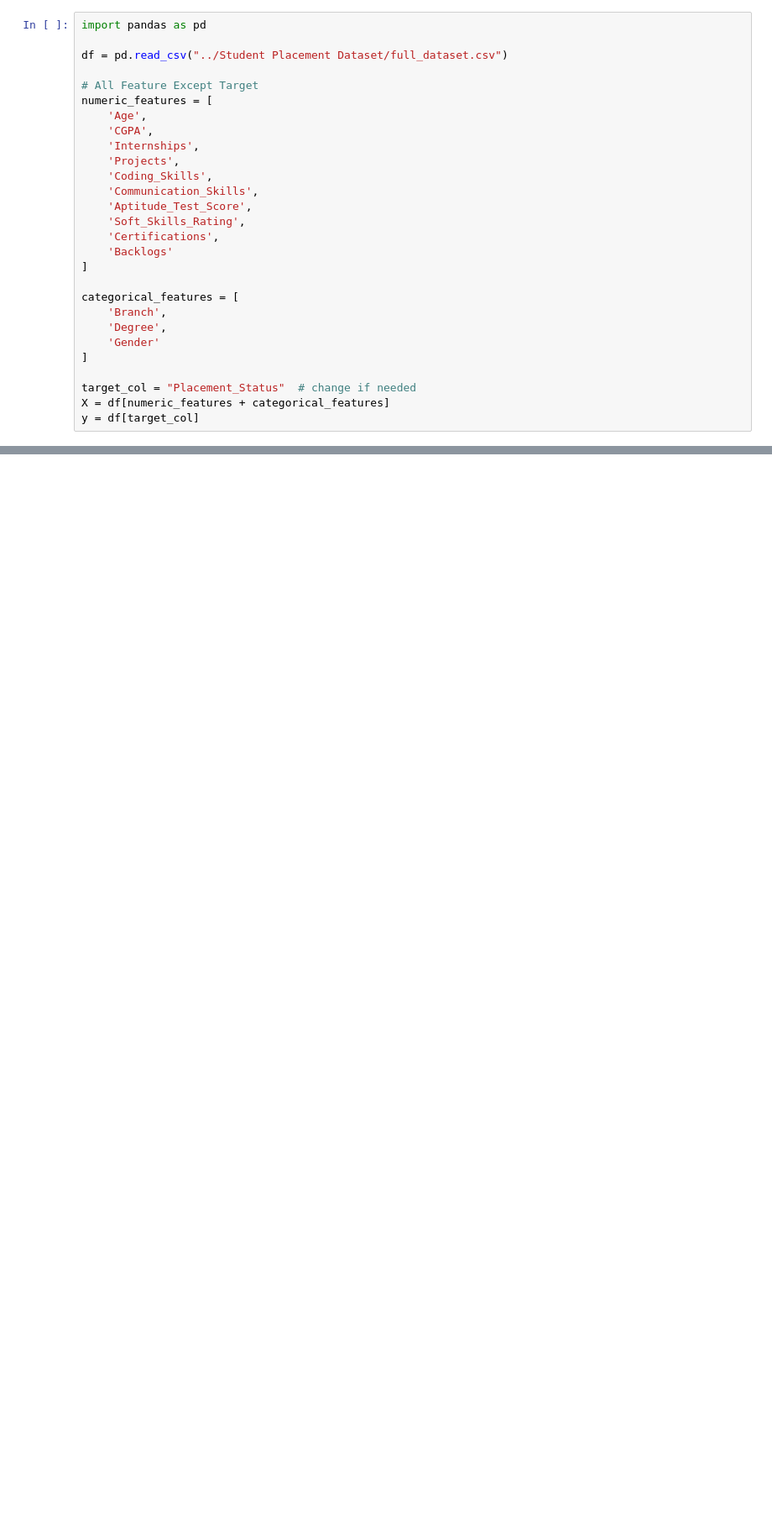
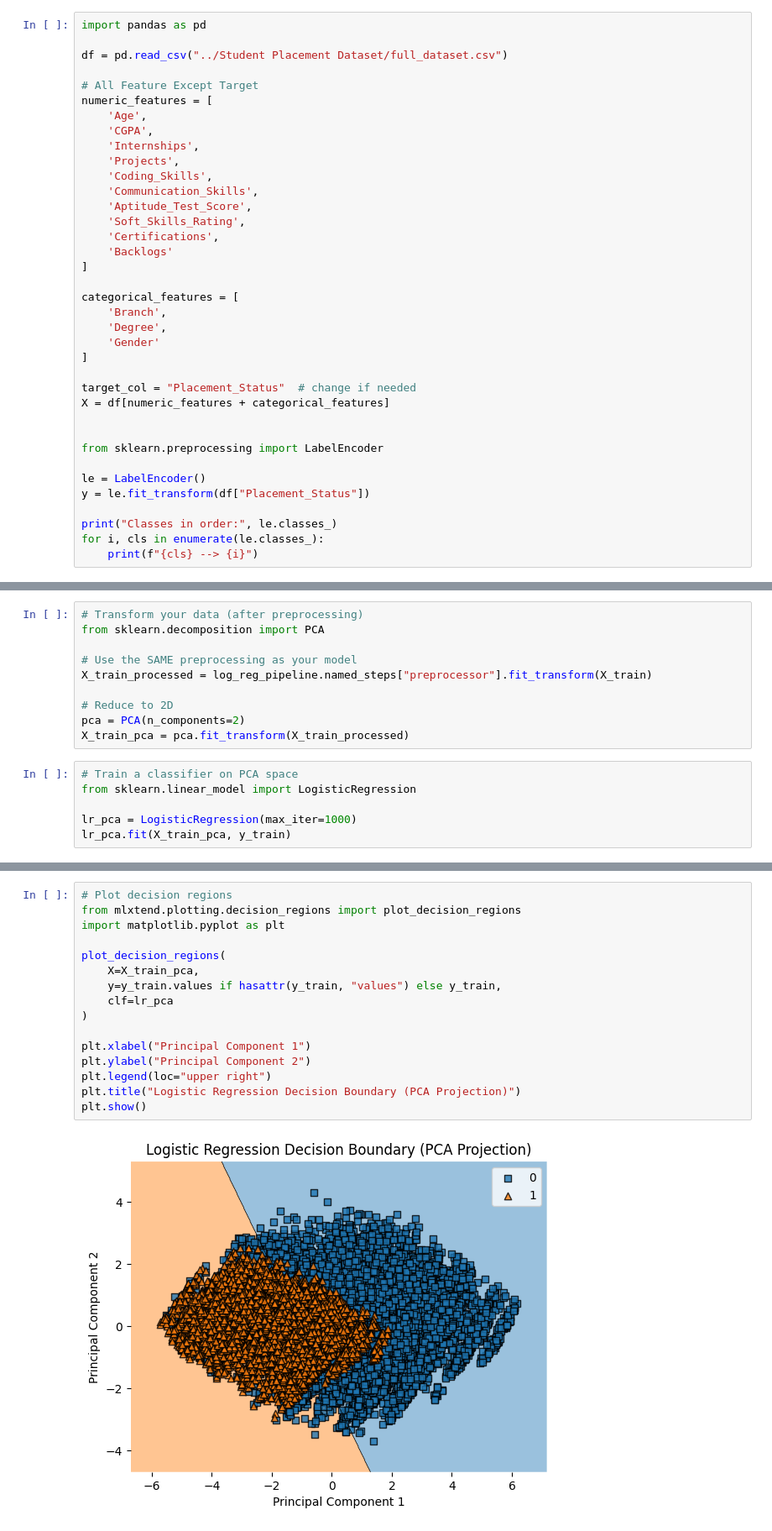
Before and after one commit to muskaanmahes/DS-7331-Term-Project, a Jupyter notebook: Mini_Lab_Logistic_Regression_SVMs/MiniLab_Nino.ipynb, the cells around one changed output, grey strips where cells are left out. Shown at 84% size. Cells and saved outputs as stored; diff of their text form; blank space fills up the shorter version.

```diff
--- a/Mini_Lab_Logistic_Regression_SVMs/MiniLab_Nino.ipynb
+++ b/Mini_Lab_Logistic_Regression_SVMs/MiniLab_Nino.ipynb
@@ -25,4 +25,13 @@ categorical_features = [
 
 target_col = "Placement_Status"  # change if needed
 X = df[numeric_features + categorical_features]
-y = df[target_col]
+
+
+from sklearn.preprocessing import LabelEncoder
+
+le = LabelEncoder()
+y = le.fit_transform(df["Placement_Status"])
+
+print("Classes in order:", le.classes_)
+for i, cls in enumerate(le.classes_):
+    print(f"{cls} --> {i}")
@@ -102,0 +118,16 @@ weighted avg       0.98      0.98      0.98     10000
+# %%
+# Transform your data (after preprocessing)
+from sklearn.decomposition import PCA
+
+# Use the SAME preprocessing as your model
+X_train_processed = log_reg_pipeline.named_steps["preprocessor"].fit_transform(X_train)
+
+# Reduce to 2D
+pca = PCA(n_components=2)
+X_train_pca = pca.fit_transform(X_train_processed)
+# %%
+# Train a classifier on PCA space
+from sklearn.linear_model import LogisticRegression
+
+lr_pca = LogisticRegression(max_iter=1000)
+lr_pca.fit(X_train_pca, y_train)
@@ -102,0 +136,18 @@ weighted avg       0.98      0.98      0.98     10000
+# %%
+# Plot decision regions
+from mlxtend.plotting.decision_regions import plot_decision_regions
+import matplotlib.pyplot as plt
+
+plot_decision_regions(
+    X=X_train_pca,
+    y=y_train.values if hasattr(y_train, "values") else y_train,
+    clf=lr_pca
+)
+
+plt.xlabel("Principal Component 1")
+plt.ylabel("Principal Component 2")
+plt.legend(loc="upper right")
+plt.title("Logistic Regression Decision Boundary (PCA Projection)")
+plt.show()
+# %% [output]
+[figure, added]
```
Also changed, not shown: parts of 5 cells of this notebook.
